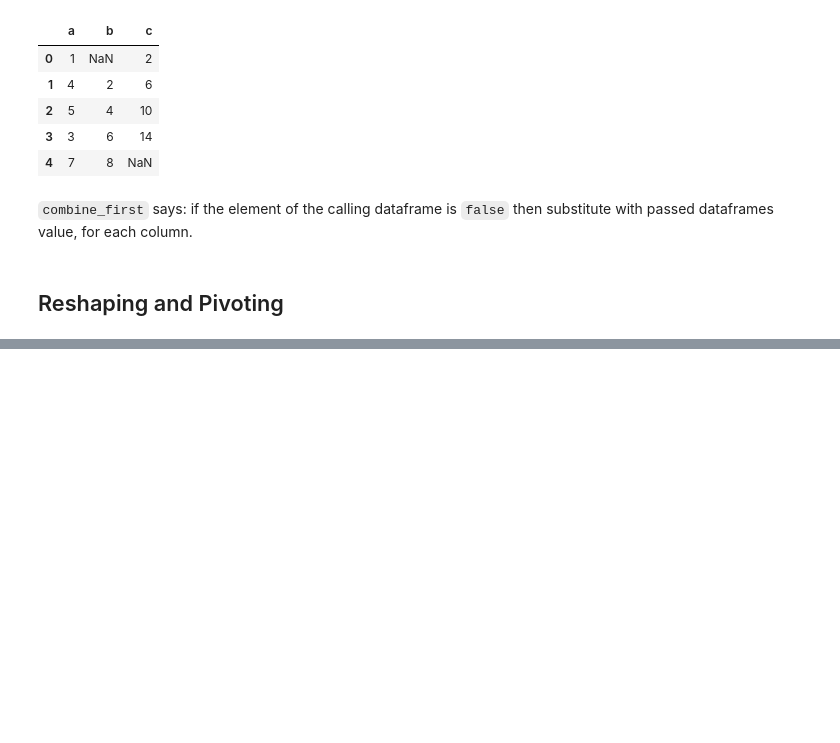
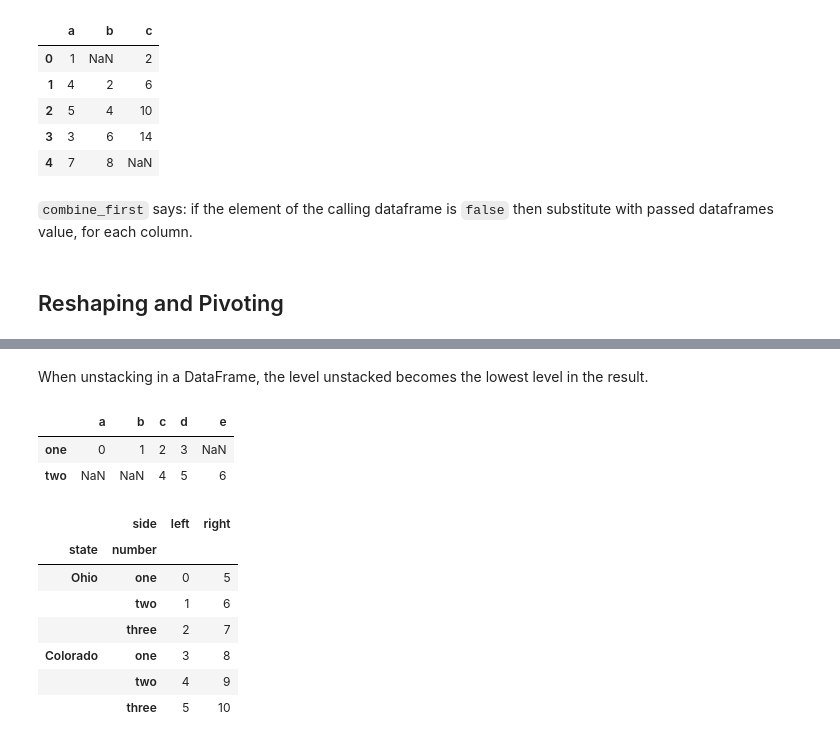
Before and after one commit to rerwin21/python_for_data_analysis, a Jupyter notebook: chap_7.ipynb, the cells around one changed output, grey strips where cells are left out. Drawn from its saved outputs; the diff is of its cells as text; code cells hidden in the pictures; blank space fills up the shorter version.

```diff
--- a/chap_7.ipynb
+++ b/chap_7.ipynb
@@ -757,0 +907,8 @@ df1.combine_first(df2)
+# %% [markdown]
+When unstacking in a DataFrame, the level unstacked becomes the lowest level in the result.
+# %%
+data2.unstack()
+# %% [output]
+|  | a | b | c | d | e |
+| one | 0 | 1 | 2 | 3 | NaN |
+| two | NaN | NaN | 4 | 5 | 6 |
@@ -757,0 +919,11 @@ df1.combine_first(df2)
+# %%
+df
+# %% [output]
+|  | side | left | right |
+| state | number |  |  |
+| Ohio | one | 0 | 5 |
+|  | two | 1 | 6 |
+|  | three | 2 | 7 |
+| Colorado | one | 3 | 8 |
+|  | two | 4 | 9 |
+|  | three | 5 | 10 |
```
Also changed, not shown: parts of 39 cells of this notebook.
